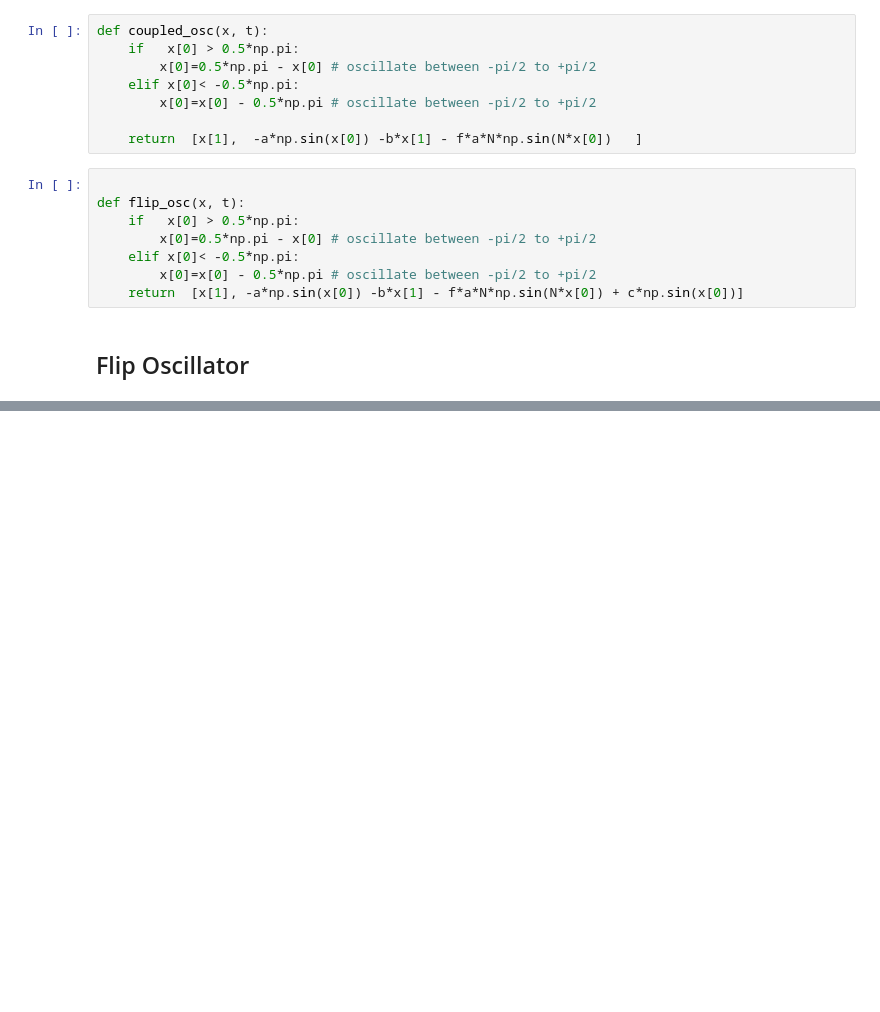
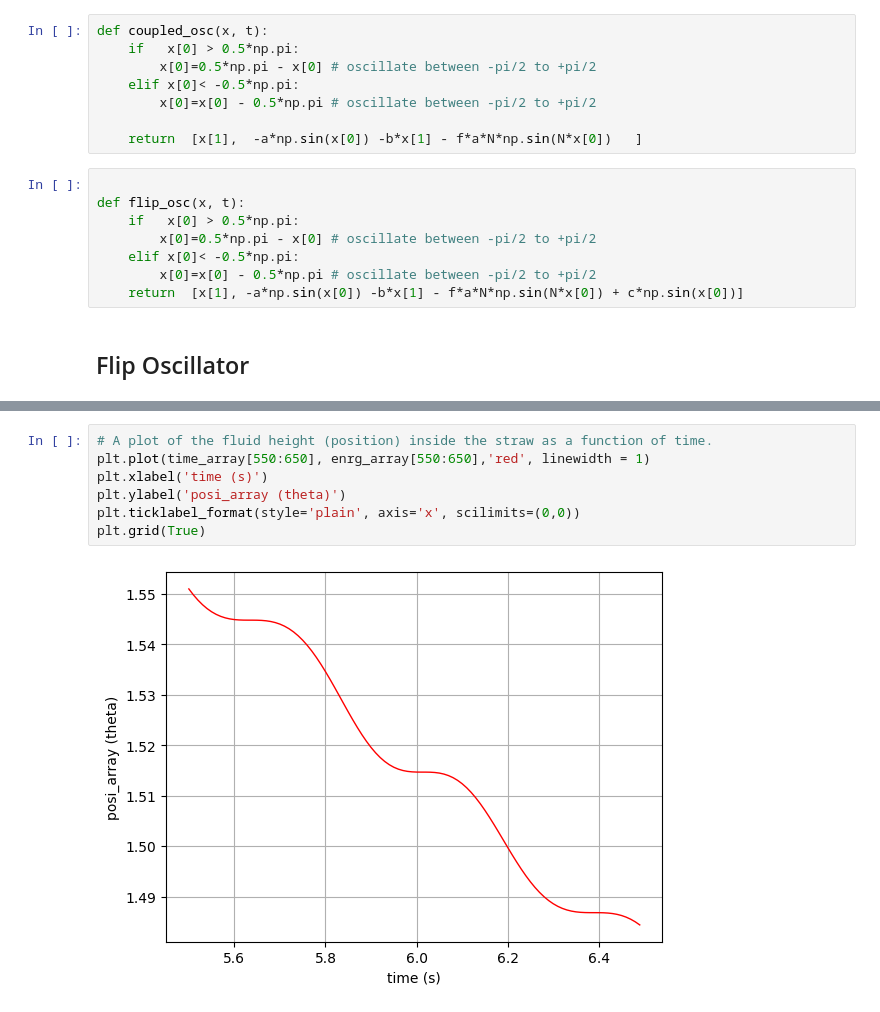
Before and after one commit to ShounakDas101/multibody, a Jupyter notebook: IEEE_Cognition.ipynb, the cells around one changed output, grey strips where cells are left out. Drawn from its saved outputs; the diff is of its cells as text; blank space fills up the shorter version.

```diff
--- a/IEEE_Cognition.ipynb
+++ b/IEEE_Cognition.ipynb
@@ -279,2 +161,11 @@ plt.show()
+# %%
+# A plot of the fluid height (position) inside the straw as a function of time.
+plt.plot(time_array[550:650], enrg_array[550:650],'red', linewidth = 1)
+plt.xlabel('time (s)')
+plt.ylabel('posi_array (theta)')
+plt.ticklabel_format(style='plain', axis='x', scilimits=(0,0))
+plt.grid(True)
+# %% [output]
+[figure, added]
 # %%
 # A plot of the fluid height (position) inside the straw as a function of time.
```
Also changed, not shown: parts of 14 cells of this notebook.
